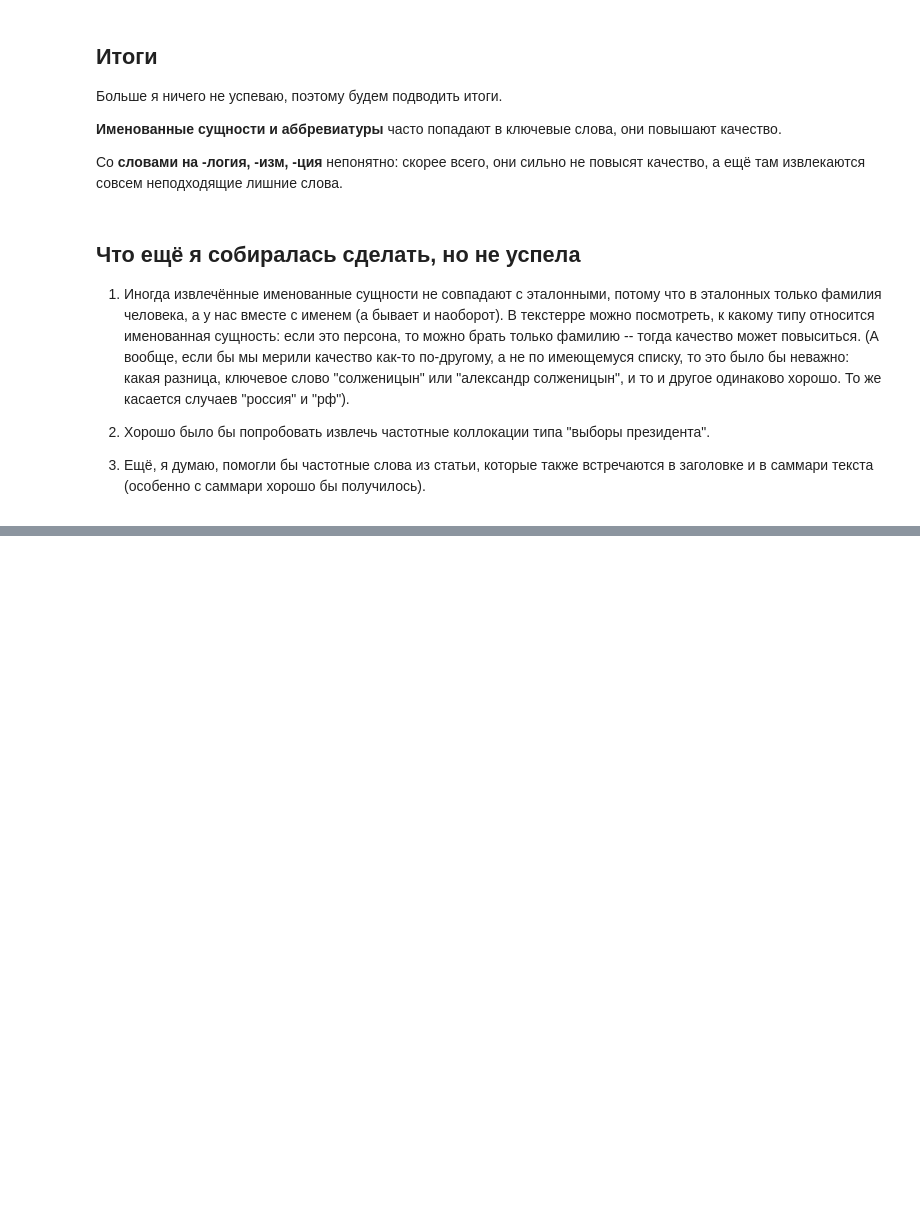
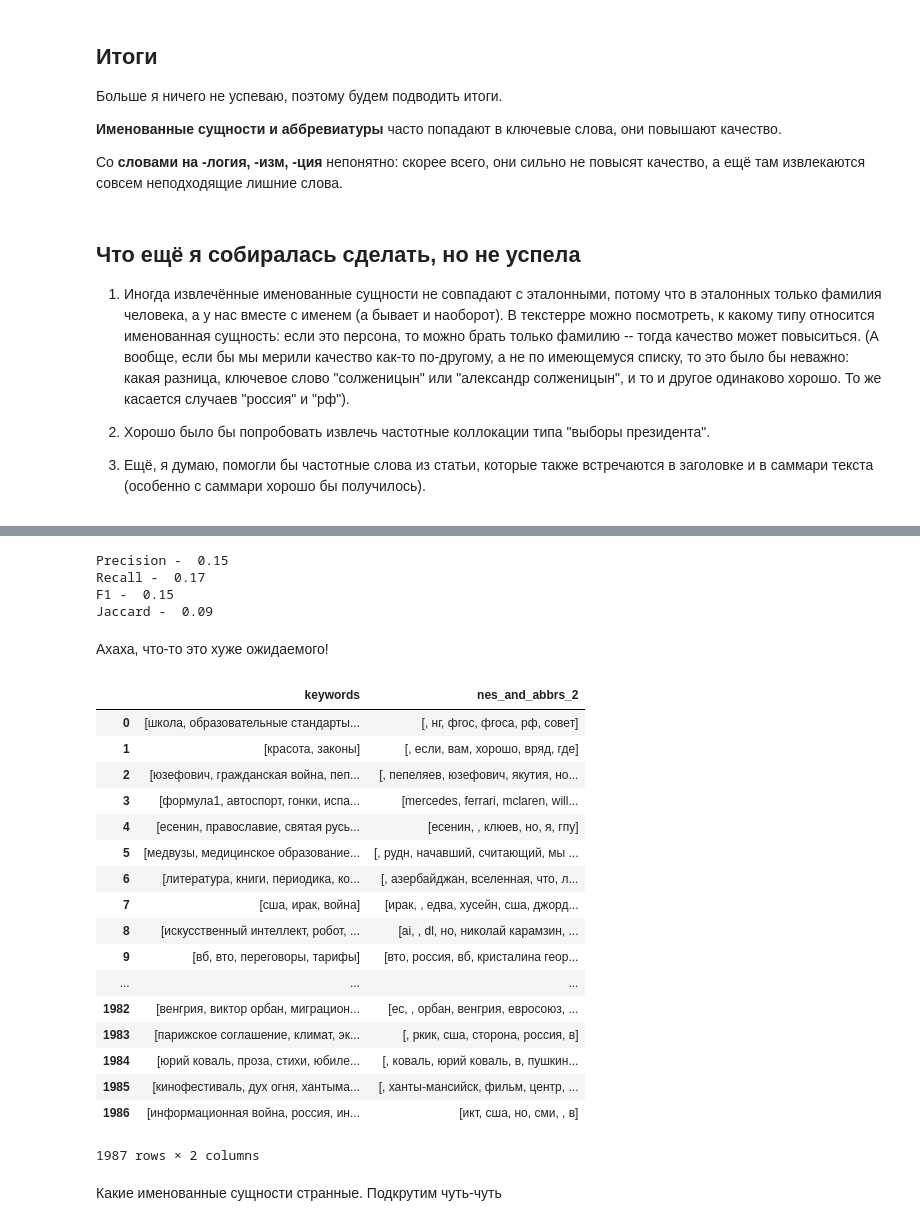
Before and after one commit to ikarabl/CompLingHW, a Jupyter notebook: CompLingHW3.ipynb, the cells around one changed output, grey strips where cells are left out. Saved outputs shown, nothing was run; the diff lists cells and outputs as text; code cells hidden in the pictures; blank space fills up the shorter version.

```diff
--- a/CompLingHW3.ipynb
+++ b/CompLingHW3.ipynb
@@ -512,0 +519,5 @@ evaluate(bigger_df["keywords"], bigger_df["nes_and_abbrs"])
+# %%
+def ner(text):
+    entities = spacy(text).ents
+    result = [str(entity) for entity in entities]
+    return result
@@ -512,0 +528,17 @@ evaluate(bigger_df["keywords"], bigger_df["nes_and_abbrs"])
+# %%
+def named_entities_3(text):
+    ne_list = ner(text)
+    tokens = [word_tokenize(ne.strip(punct)) for ne in ne_list]
+    new_ne_list = []
+    for token in tokens:
+        norm = []
+        for w in token:
+            try:
+                norm_w = morph.parse(w)[0].inflect({'sing', 'nomn'}).word
+                norm.append(norm_w)
+            except AttributeError:
+
+                norm.append(w.lower())
+        normalized = " ".join(norm)
+        new_ne_list.append(normalized)
+    return [ent for ent in new_ne_list if ent]
@@ -512,0 +553,9 @@ evaluate(bigger_df["keywords"], bigger_df["nes_and_abbrs"])
+# %%
+def nes_and_abbrs_2(text):
+    nes = named_entities_3(text)
+    abbrs = get_all_abbrs(text)
+    together = nes + abbrs
+    return [x[0] for x in Counter(together).most_common(6)]
+# %%
+%%time
+data['nes_and_abbrs_2'] = data['content'].apply(nes_and_abbrs_2)
@@ -512,0 +565,32 @@ evaluate(bigger_df["keywords"], bigger_df["nes_and_abbrs"])
+# %%
+evaluate(data["keywords"], data["nes_and_abbrs_2"])
+# %% [output]
+Precision -  0.15
+Recall -  0.17
+F1 -  0.15
+Jaccard -  0.09
+# %% [markdown]
+Ахаха, что-то это хуже ожидаемого!
+# %%
+data[["keywords", "nes_and_abbrs_2"]]
+# %% [output]
+|  | keywords | nes_and_abbrs_2 |
+| 0 | [школа, образовательные стандарты... | [, нг, фгос, фгоса, рф, совет] |
+| 1 | [красота, законы] | [, если, вам, хорошо, вряд, где] |
+| 2 | [юзефович, гражданская война, пеп... | [, пепеляев, юзефович, якутия, но... |
+| 3 | [формула1, автоспорт, гонки, испа... | [mercedes, ferrari, mclaren, will... |
+| 4 | [есенин, православие, святая русь... | [есенин, , клюев, но, я, гпу] |
+| 5 | [медвузы, медицинское образование... | [, рудн, начавший, считающий, мы ... |
+| 6 | [литература, книги, периодика, ко... | [, азербайджан, вселенная, что, л... |
+| 7 | [сша, ирак, война] | [ирак, , едва, хусейн, сша, джорд... |
+| 8 | [искусственный интеллект, робот, ... | [ai, , dl, но, николай карамзин, ... |
+| 9 | [вб, вто, переговоры, тарифы] | [вто, россия, вб, кристалина геор... |
+| ... | ... | ... |
+| 1982 | [венгрия, виктор орбан, миграцион... | [ес, , орбан, венгрия, евросоюз, ... |
+| 1983 | [парижское соглашение, климат, эк... | [, ркик, сша, сторона, россия, в] |
+| 1984 | [юрий коваль, проза, стихи, юбиле... | [, коваль, юрий коваль, в, пушкин... |
+| 1985 | [кинофестиваль, дух огня, хантыма... | [, ханты-мансийск, фильм, центр, ... |
+| 1986 | [информационная война, россия, ин... | [икт, сша, но, сми, , в] |
+1987 rows × 2 columns
+# %% [markdown]
+Какие именованные сущности странные. Подкрутим чуть-чуть
```
Also changed, not shown: parts of 15 cells of this notebook.
